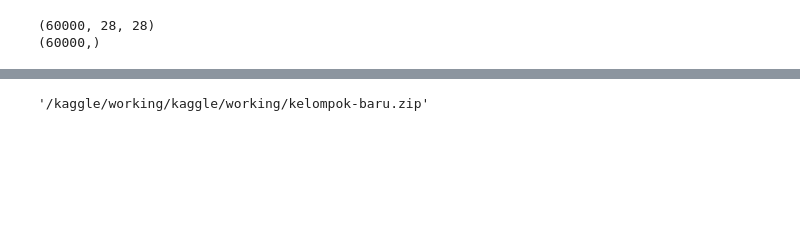
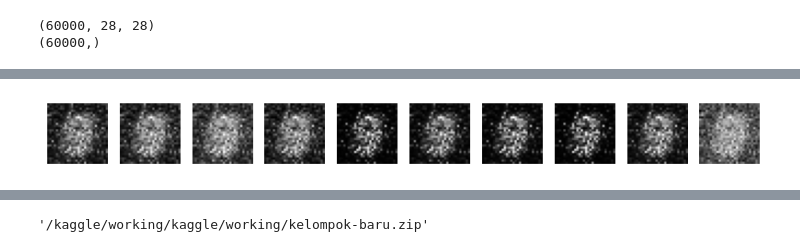
Before and after one commit to kangsoekme/tugas-8-ml, a Jupyter notebook: generator-ml.ipynb, the cells around one changed output, grey strips where cells are left out. Drawn from its saved outputs; the diff is of its cells as text; code cells hidden in the pictures; blank space fills up the shorter version.

```diff
--- a/generator-ml.ipynb
+++ b/generator-ml.ipynb
@@ -126,0 +92,81 @@ show_generated_images(generated_images, n=10)
+# %%
+class Discriminator(nn.Module):
+    def __init__(self, img_dim):
+        super(Discriminator, self).__init__()
+        self.model = nn.Sequential(
+            nn.Linear(img_dim, 256),
+            nn.LeakyReLU(0.2),
+            nn.Linear(256, 128),
+            nn.LeakyReLU(0.2),
+            nn.Linear(128, 1),
+            nn.Sigmoid()
+        )
+
+    def forward(self, x):
+        return self.model(x)
+
+device = torch.device("cuda" if torch.cuda.is_available() else "cpu")
+z_dim = 100
+img_dim = 28 * 28
+
+generator = Generator(z_dim, img_dim).to(device)
+discriminator = Discriminator(img_dim).to(device)
+
+# optimizers terpisah untuk generator dan discriminator
+optimizer_g = optim.Adam(generator.parameters(), lr=0.0002) # optimizer untuk generator
+optimizer_d = optim.Adam(discriminator.parameters(), lr=0.0002) # optimizer untuk Discriminator
+
+# untuk GAN, penggunaan Binary Cross Entropy Loss (BCELoss) lebih tepat
+criterion = nn.BCELoss()
+
+epochs = 10
+
+for epoch in range(epochs):
+    for batch_idx, (real_images, _) in enumerate(dataloader): # Ganti real menjadi real_images agar tidak konflik
+        # flatten gambar asli dan pindahkan ke device
+        real_images = real_images.view(-1, img_dim).to(device)
+        batch_size = real_images.size(0)
+
+        # label real or fake images
+        real_labels = torch.ones(batch_size, 1).to(device)
+        fake_labels = torch.zeros(batch_size, 1).to(device)
+        optimizer_d.zero_grad()
+
+        # latih dengan gambar asli
+        output_real = discriminator(real_images)
+        d_loss_real = criterion(output_real, real_labels)
+
+        # latih dengan gambar palsu dari generator
+        noise = torch.randn(batch_size, z_dim).to(device)
+        fake_images = generator(noise) # hasilakan gambarr palsu
+        # detach fake_images dari graph geenerator saat melatih discriminator
+        output_fake = discriminator(fake_images.detach())
+        d_loss_fake = criterion(output_fake, fake_labels)
+
+        # gabungkaan loss Discriminator
+        d_loss = d_loss_real + d_loss_fake
+        d_loss.backward()
+        optimizer_d.step()
+
+        optimizer_g.zero_grad() # Gunakan optimizer_g untuk Generator
+
+        # generator mencoba menipu Discriminator, jadi targetnya adalah 'asli' (1)
+        output_gen = discriminator(fake_images) # fake_images yang sama tapi terhubung ke graph Generator
+        g_loss = criterion(output_gen, real_labels)
+
+        g_loss.backward()
+        optimizer_g.step()
+
+        if batch_idx % 100 == 0: # print tiaap 100 batch untuk menghindari terlalu banyak output
+            print(
+                f"Epoch [{epoch+1}/{epochs}] Batch [{batch_idx}/{len(dataloader)}] "
+                f"D_Loss: {d_loss.item():.4f} G_Loss: {g_loss.item():.4f}"
+            )
+
+    if (epoch + 1) % 1 == 0:
+        # hasilkan gambar untuk ditampilkan (gunakan noise tetap untuk melihat progres)
+        with torch.no_grad(): # buat tidak ada gradien yang dihitung saat menampilkan
+            fixed_noise = torch.randn(10, z_dim).to(device)
+            generated_samples = generator(fixed_noise).reshape(-1, 1, 28, 28)
+            show_generated_images(generated_samples, n=10)
+# %% [output]
@@ -126,0 +183 @@ show_generated_images(generated_images, n=10)
+[figure, added]
```
Also changed, not shown: parts of 11 cells of this notebook.
